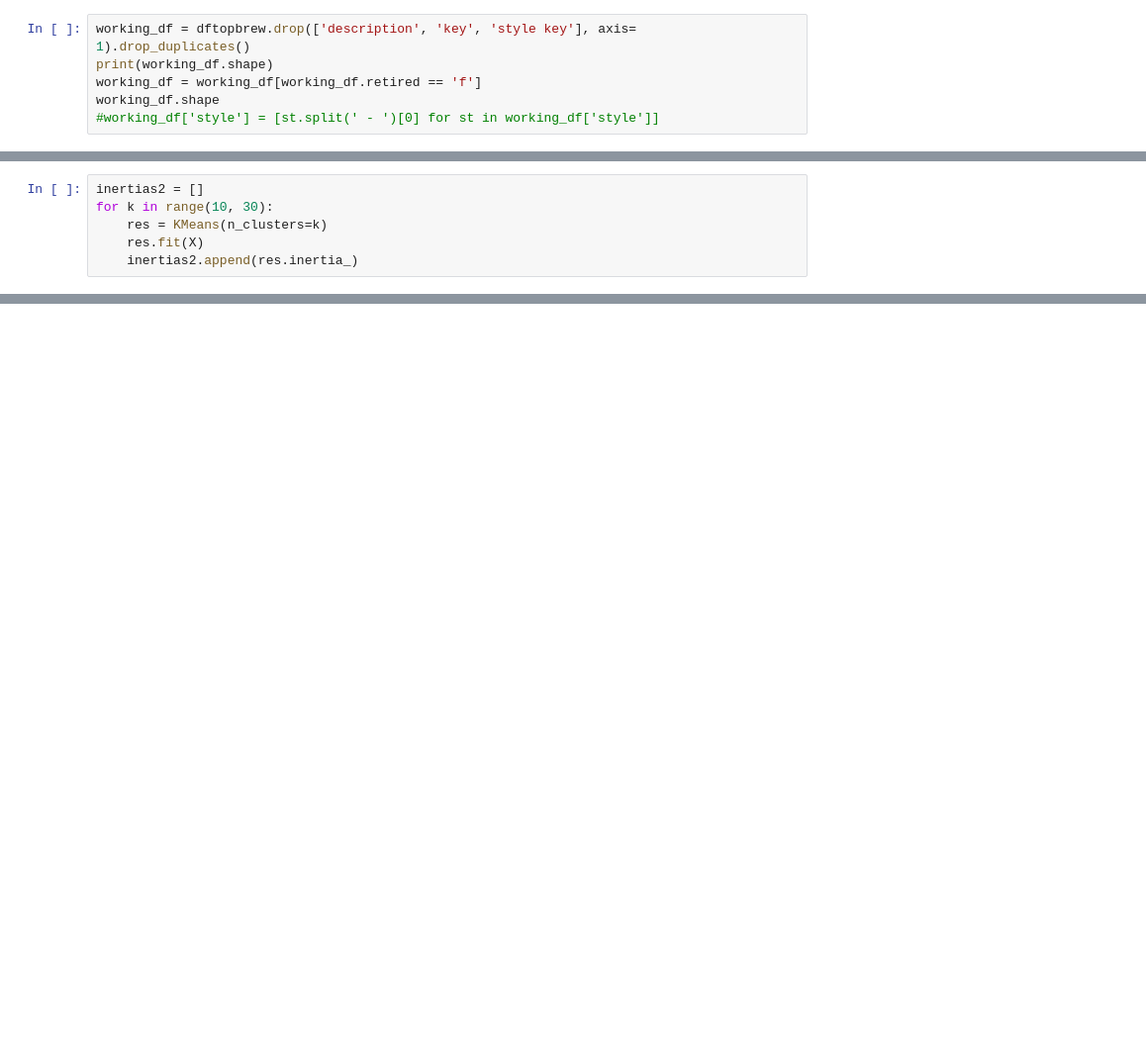
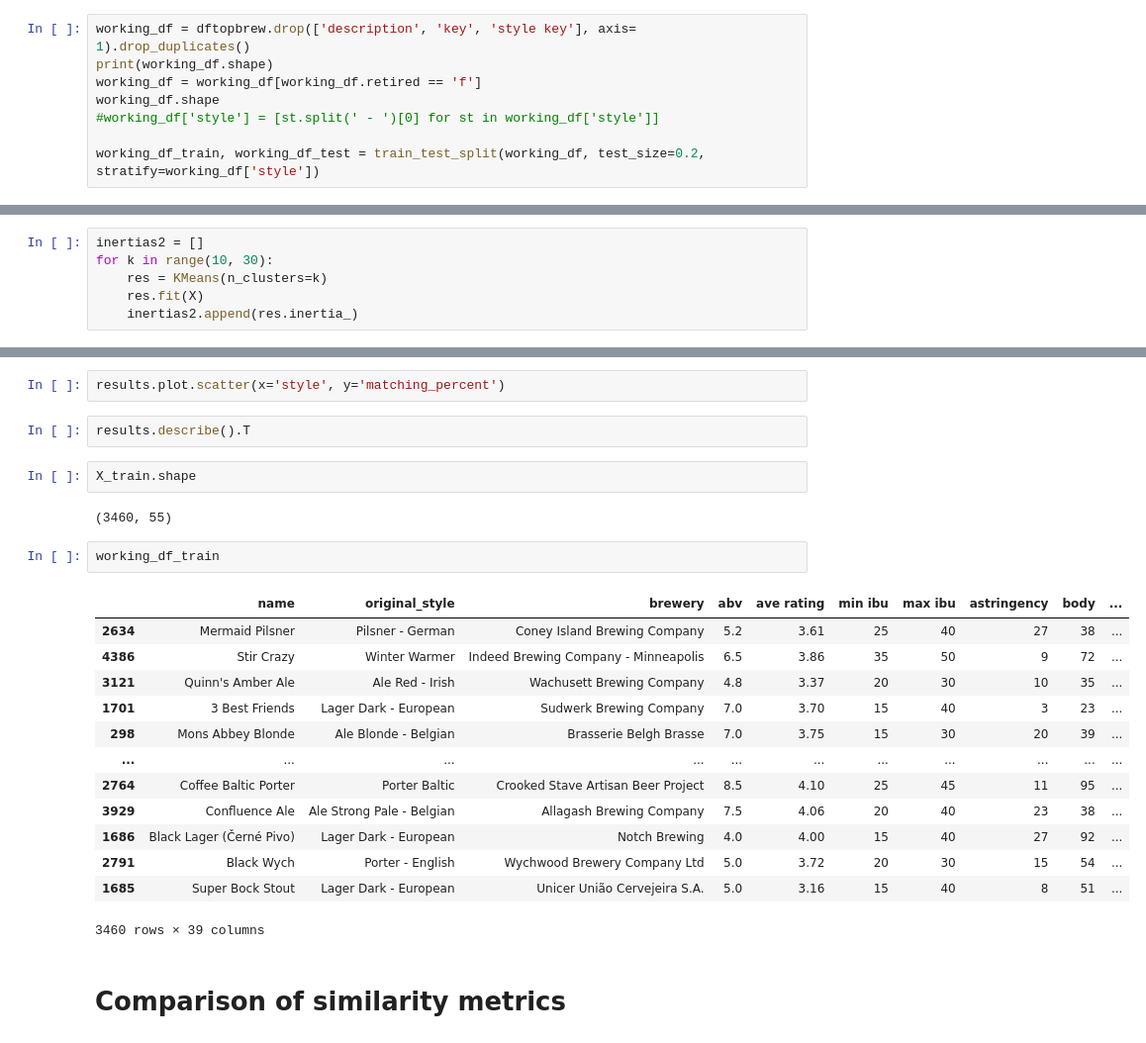
Before and after one commit to ltexp1998/zytholic_project, a Jupyter notebook: notebooks/atc_KMeans_base.ipynb, the cells around one changed output, grey strips where cells are left out. Shown: that part at 99% size. Saved outputs shown, nothing was run; the diff lists cells and outputs as text; blank space fills up the shorter version.

```diff
--- a/notebooks/atc_KMeans_base.ipynb
+++ b/notebooks/atc_KMeans_base.ipynb
@@ -39,5 +54,7 @@ print(working_df.shape)
 working_df = working_df[working_df.retired == 'f']
 working_df.shape
 #working_df['style'] = [st.split(' - ')[0] for st in working_df['style']]
+
+working_df_train, working_df_test = train_test_split(working_df, test_size=0.2, stratify=working_df['style'])
 # %% [output]
 (4377, 21)
@@ -411,0 +264,26 @@ styles_test
+# %%
+results.plot.scatter(x='style', y='matching_percent')
+# %%
+results.describe().T
+# %%
+X_train.shape
+# %% [output]
+(3460, 55)
+# %%
+working_df_train
+# %% [output]
+|  | name | original_style | brewery | abv | ave rating | min ibu | max ibu | astringency | body | ... |
+| 2634 | Mermaid Pilsner | Pilsner - German | Coney Island Brewing Company | 5.2 | 3.61 | 25 | 40 | 27 | 38 | ... |
+| 4386 | Stir Crazy | Winter Warmer | Indeed Brewing Company - Minneapolis | 6.5 | 3.86 | 35 | 50 | 9 | 72 | ... |
+| 3121 | Quinn's Amber Ale | Ale Red - Irish | Wachusett Brewing Company | 4.8 | 3.37 | 20 | 30 | 10 | 35 | ... |
+| 1701 | 3 Best Friends | Lager Dark - European | Sudwerk Brewing Company | 7.0 | 3.70 | 15 | 40 | 3 | 23 | ... |
+| 298 | Mons Abbey Blonde | Ale Blonde - Belgian | Brasserie Belgh Brasse | 7.0 | 3.75 | 15 | 30 | 20 | 39 | ... |
+| ... | ... | ... | ... | ... | ... | ... | ... | ... | ... | ... |
+| 2764 | Coffee Baltic Porter | Porter Baltic | Crooked Stave Artisan Beer Project | 8.5 | 4.10 | 25 | 45 | 11 | 95 | ... |
+| 3929 | Confluence Ale | Ale Strong Pale - Belgian | Allagash Brewing Company | 7.5 | 4.06 | 20 | 40 | 23 | 38 | ... |
+| 1686 | Black Lager (Černé Pivo) | Lager Dark - European | Notch Brewing | 4.0 | 4.00 | 15 | 40 | 27 | 92 | ... |
+| 2791 | Black Wych | Porter - English | Wychwood Brewery Company Ltd | 5.0 | 3.72 | 20 | 30 | 15 | 54 | ... |
+| 1685 | Super Bock Stout | Lager Dark - European | Unicer União Cervejeira S.A. | 5.0 | 3.16 | 15 | 40 | 8 | 51 | ... |
+3460 rows × 39 columns
+# %% [markdown]
+# Comparison of similarity metrics
```
Also changed, not shown: parts of 66 cells of this notebook.
